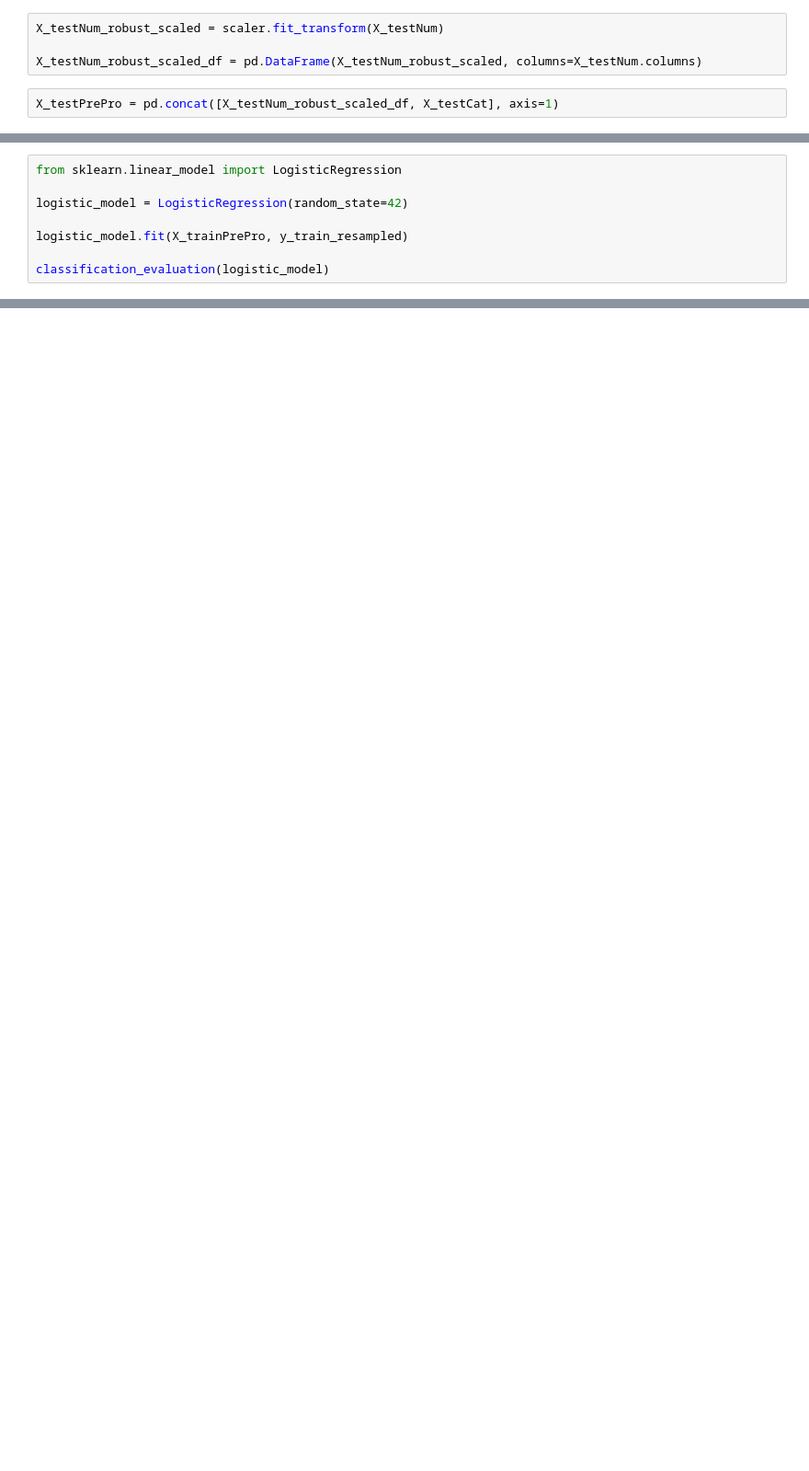
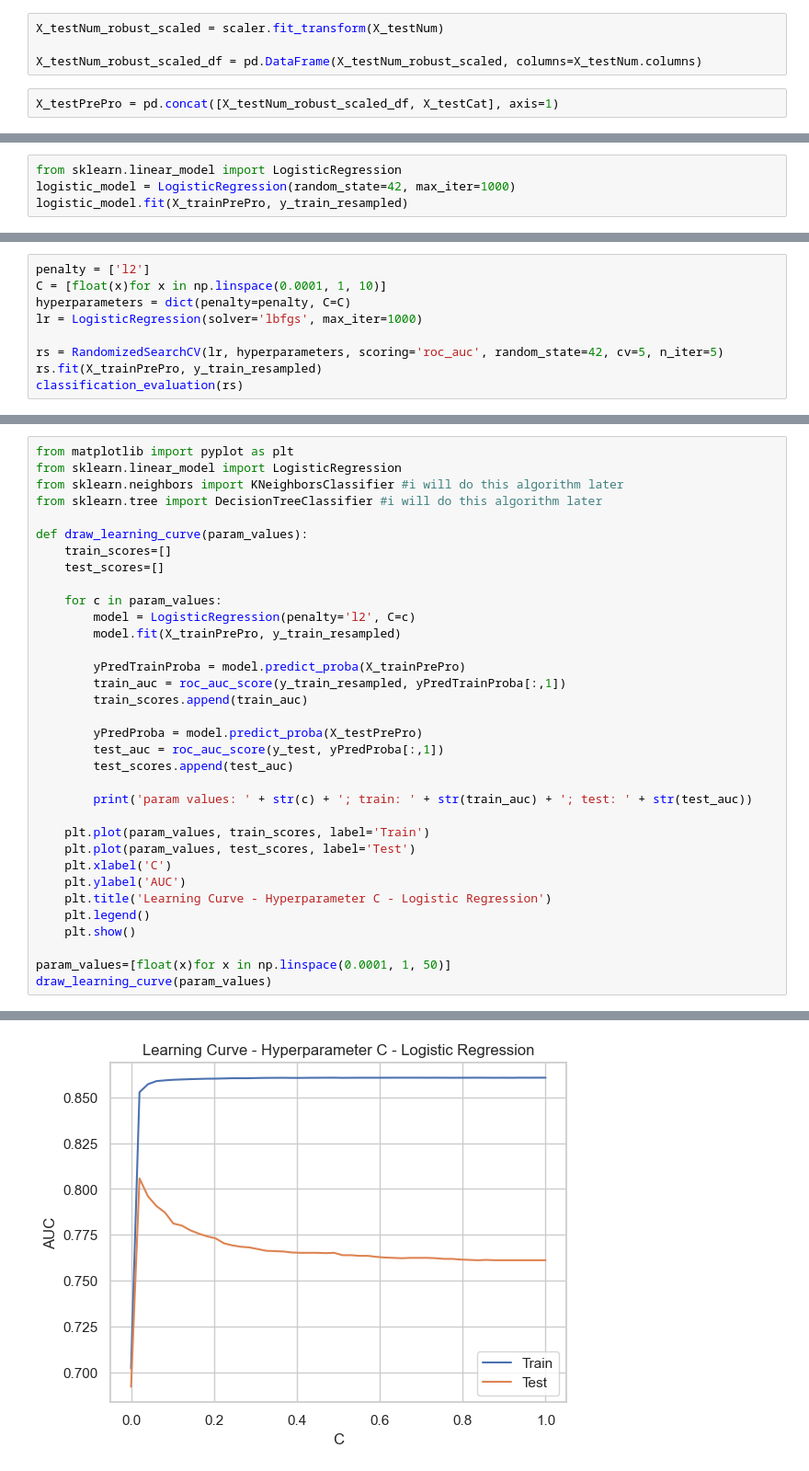
Before and after one commit to christoforusvenus/classification-to-predict-diabetes, a Jupyter notebook: diabetes-classification.ipynb, the cells around one changed output, grey strips where cells are left out. Shown at 92% size. Cells and saved outputs as stored; diff of their text form; blank space fills up the shorter version.

```diff
--- a/diabetes-classification.ipynb
+++ b/diabetes-classification.ipynb
@@ -476,9 +492,5 @@ def classification_evaluation(model):
 # %%
 from sklearn.linear_model import LogisticRegression
-
-logistic_model = LogisticRegression(random_state=42)
-
+logistic_model = LogisticRegression(random_state=42, max_iter=1000)
 logistic_model.fit(X_trainPrePro, y_train_resampled)
-
-classification_evaluation(logistic_model)
 # %% [output]
@@ -531,0 +523,9 @@ Based on the evaluation metrics and the confusion matrices, here are some conclu
+# %%
+penalty = ['l2']
+C = [float(x)for x in np.linspace(0.0001, 1, 10)]
+hyperparameters = dict(penalty=penalty, C=C)
+lr = LogisticRegression(solver='lbfgs', max_iter=1000)
+
+rs = RandomizedSearchCV(lr, hyperparameters, scoring='roc_auc', random_state=42, cv=5, n_iter=5)
+rs.fit(X_trainPrePro, y_train_resampled)
+classification_evaluation(rs)
@@ -531,0 +553,35 @@ Based on the evaluation metrics and the confusion matrices, here are some conclu
+# %%
+from matplotlib import pyplot as plt
+from sklearn.linear_model import LogisticRegression
+from sklearn.neighbors import KNeighborsClassifier #i will do this algorithm later
+from sklearn.tree import DecisionTreeClassifier #i will do this algorithm later
+
+def draw_learning_curve(param_values):
+    train_scores=[]
+    test_scores=[]
+
+    for c in param_values:
+        model = LogisticRegression(penalty='l2', C=c)
+        model.fit(X_trainPrePro, y_train_resampled)
+
+        yPredTrainProba = model.predict_proba(X_trainPrePro)
+        train_auc = roc_auc_score(y_train_resampled, yPredTrainProba[:,1])
+        train_scores.append(train_auc)
+
+        yPredProba = model.predict_proba(X_testPrePro)
+        test_auc = roc_auc_score(y_test, yPredProba[:,1])
+        test_scores.append(test_auc)
+
+        print('param values: ' + str(c) + '; train: ' + str(train_auc) + '; test: ' + str(test_auc))
+
+    plt.plot(param_values, train_scores, label='Train')
+    plt.plot(param_values, test_scores, label='Test')
+    plt.xlabel('C')
+    plt.ylabel('AUC')
+    plt.title('Learning Curve - Hyperparameter C - Logistic Regression')
+    plt.legend()
+    plt.show()
+
+param_values=[float(x)for x in np.linspace(0.0001, 1, 50)]
+draw_learning_curve(param_values)
+# %% [output]
@@ -531,0 +605 @@ Based on the evaluation metrics and the confusion matrices, here are some conclu
+[figure, added]
```
Also changed, not shown: parts of 47 cells of this notebook.
